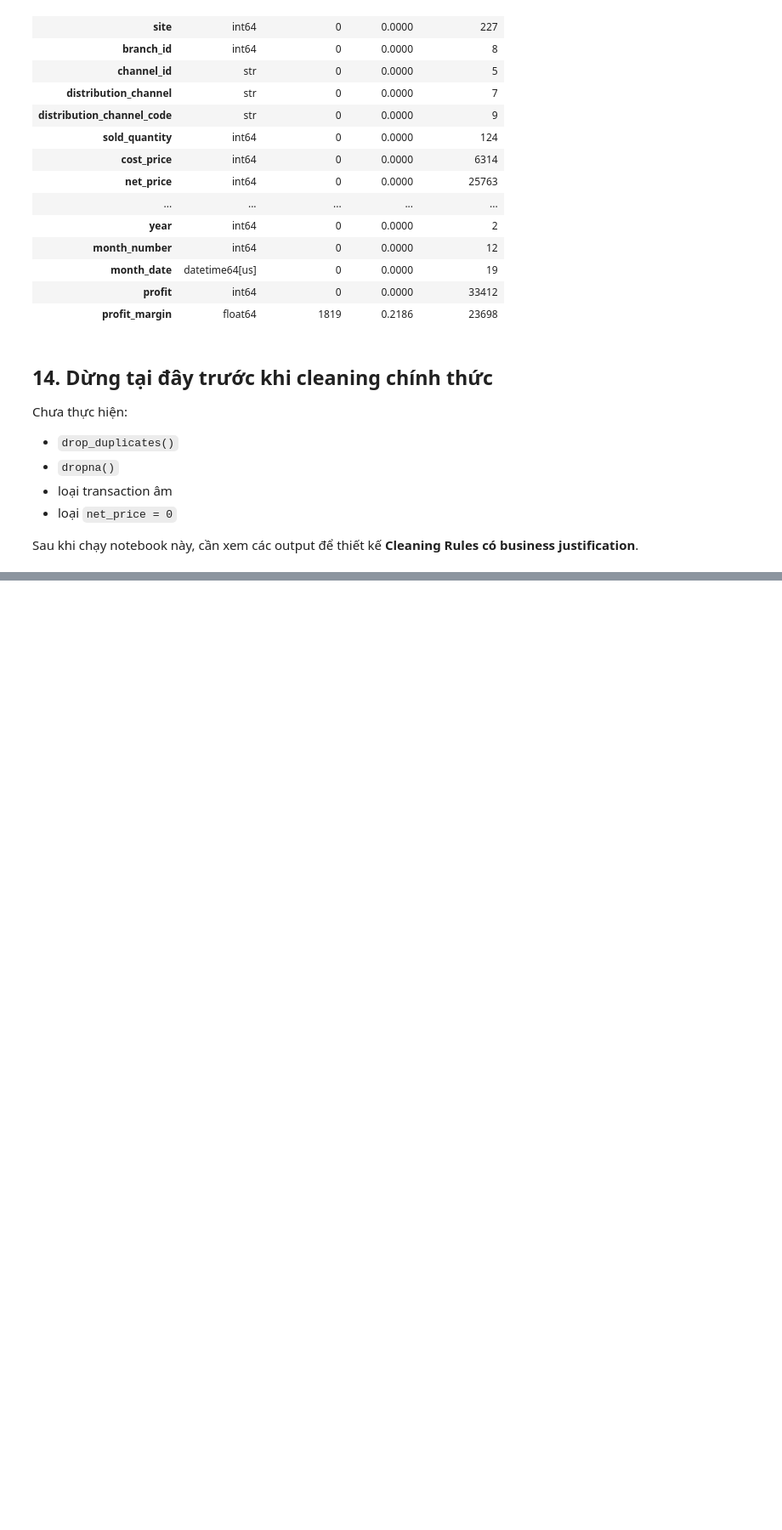
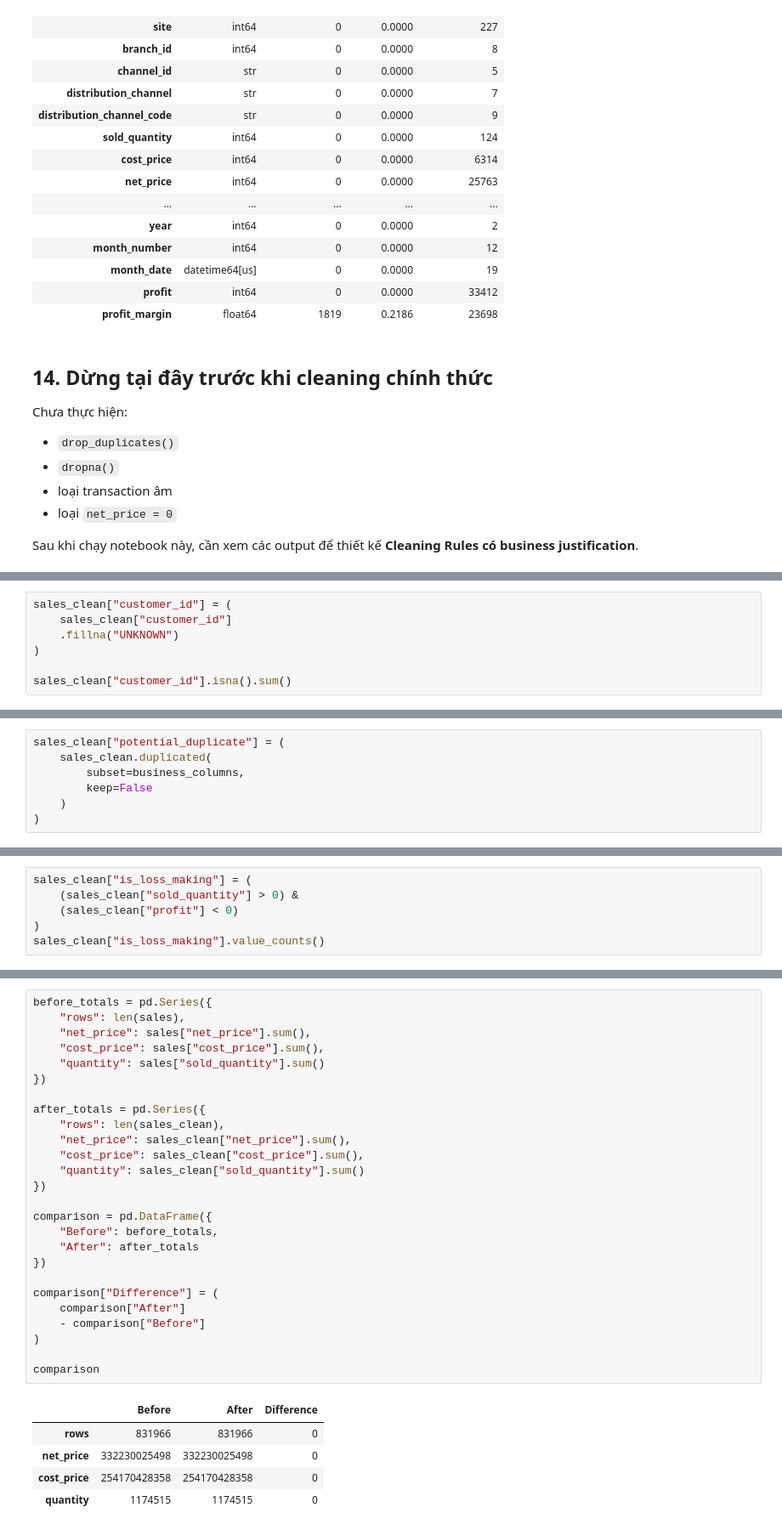
Before and after one commit to ThongVo-GitHub/Vietnam-retail-sales-inventory-analytics, a Jupyter notebook: notebooks/02_data_cleaning.ipynb, the cells around one changed output, grey strips where cells are left out. Shown at 85% size. Saved outputs shown, nothing was run; the diff lists cells and outputs as text; blank space fills up the shorter version.

Commit message:
Add Vietnam Retail Sales and Inventory Analytics project

```diff
--- a/notebooks/02_data_cleaning.ipynb
+++ b/notebooks/02_data_cleaning.ipynb
@@ -586,0 +589,7 @@ Sau khi chạy notebook này, cần xem các output để thiết kế **Cleanin
+# %%
+sales_clean["customer_id"] = (
+    sales_clean["customer_id"]
+    .fillna("UNKNOWN")
+)
+
+sales_clean["customer_id"].isna().sum()
@@ -586,0 +648,7 @@ Sau khi chạy notebook này, cần xem các output để thiết kế **Cleanin
+# %%
+sales_clean["potential_duplicate"] = (
+    sales_clean.duplicated(
+        subset=business_columns,
+        keep=False
+    )
+)
@@ -586,0 +662,6 @@ Sau khi chạy notebook này, cần xem các output để thiết kế **Cleanin
+# %%
+sales_clean["is_loss_making"] = (
+    (sales_clean["sold_quantity"] > 0) &
+    (sales_clean["profit"] < 0)
+)
+sales_clean["is_loss_making"].value_counts()
@@ -586,0 +710,32 @@ Sau khi chạy notebook này, cần xem các output để thiết kế **Cleanin
+# %%
+before_totals = pd.Series({
+    "rows": len(sales),
+    "net_price": sales["net_price"].sum(),
+    "cost_price": sales["cost_price"].sum(),
+    "quantity": sales["sold_quantity"].sum()
+})
+
+after_totals = pd.Series({
+    "rows": len(sales_clean),
+    "net_price": sales_clean["net_price"].sum(),
+    "cost_price": sales_clean["cost_price"].sum(),
+    "quantity": sales_clean["sold_quantity"].sum()
+})
+
+comparison = pd.DataFrame({
+    "Before": before_totals,
+    "After": after_totals
+})
+
+comparison["Difference"] = (
+    comparison["After"]
+    - comparison["Before"]
+)
+
+comparison
+# %% [output]
+|  | Before | After | Difference |
+| rows | 831966 | 831966 | 0 |
+| net_price | 332230025498 | 332230025498 | 0 |
+| cost_price | 254170428358 | 254170428358 | 0 |
+| quantity | 1174515 | 1174515 | 0 |
```
Also changed, not shown: parts of 10 cells of this notebook, 2 other files.
